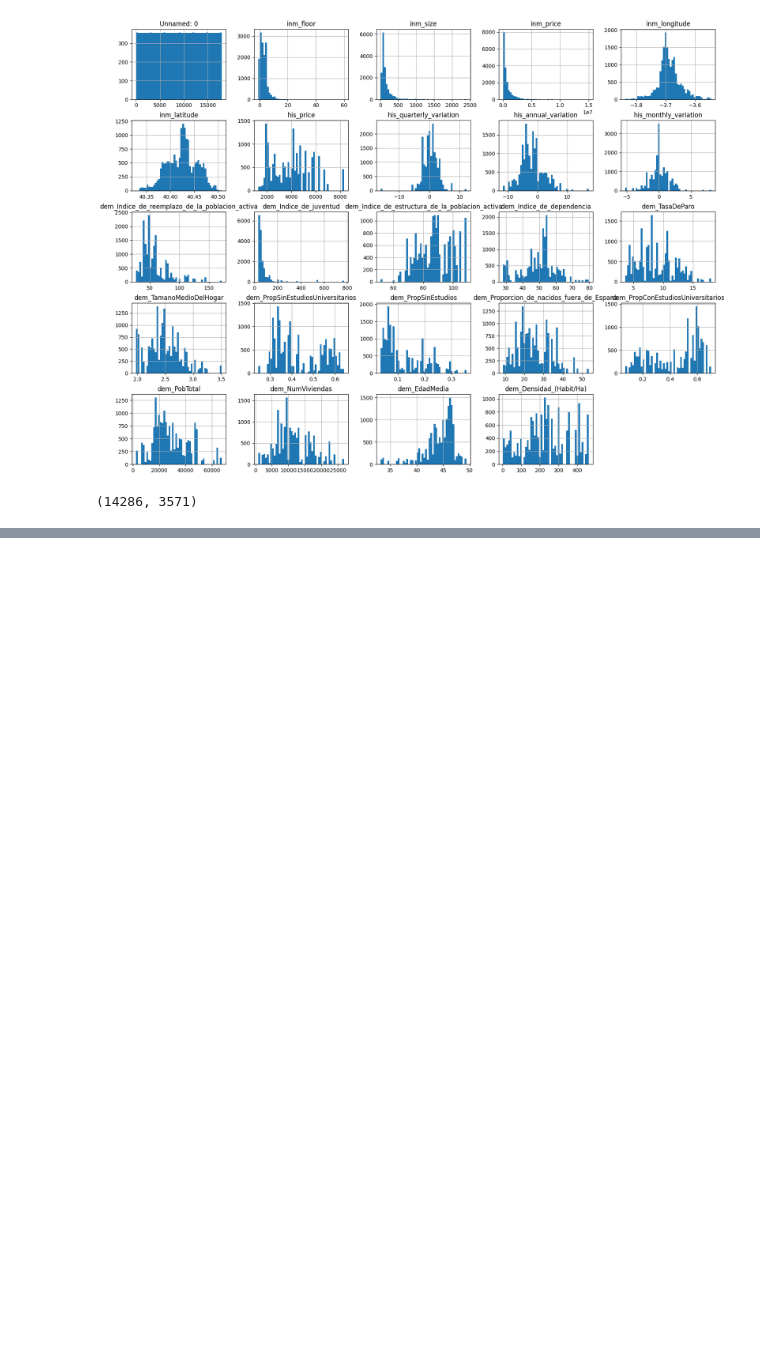
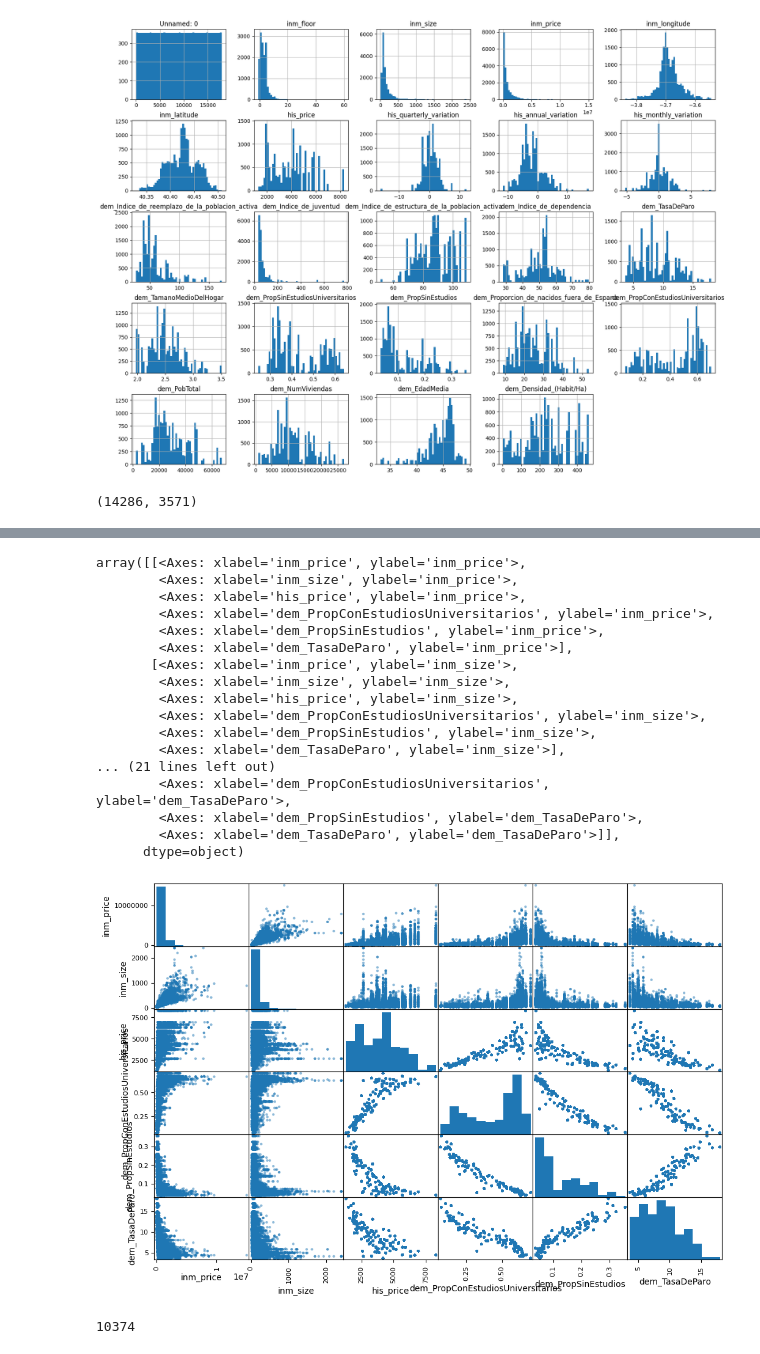
Before and after one commit to KhaledAkel/Property-Price-Madrid-Machine-Learning-Modules, a Jupyter notebook: LinearRegressionModel/DataPreprocessing.ipynb, the cells around one changed output, grey strips where cells are left out. Saved outputs shown, nothing was run; the diff lists cells and outputs as text; code cells hidden in the pictures; blank space fills up the shorter version.

```diff
--- a/LinearRegressionModel/DataPreprocessing.ipynb
+++ b/LinearRegressionModel/DataPreprocessing.ipynb
@@ -110,0 +160,23 @@ len(train_set), len(test_set)
+# %%
+
+attributes = ["inm_price","inm_size", "his_price", "dem_PropConEstudiosUniversitarios","dem_PropSinEstudios", "dem_TasaDeParo"]
+scatter_matrix(df[attributes], figsize=(12, 8))
+# %% [output]
+array([[<Axes: xlabel='inm_price', ylabel='inm_price'>,
+        <Axes: xlabel='inm_size', ylabel='inm_price'>,
+        <Axes: xlabel='his_price', ylabel='inm_price'>,
+        <Axes: xlabel='dem_PropConEstudiosUniversitarios', ylabel='inm_price'>,
+        <Axes: xlabel='dem_PropSinEstudios', ylabel='inm_price'>,
+        <Axes: xlabel='dem_TasaDeParo', ylabel='inm_price'>],
+       [<Axes: xlabel='inm_price', ylabel='inm_size'>,
+        <Axes: xlabel='inm_size', ylabel='inm_size'>,
+        <Axes: xlabel='his_price', ylabel='inm_size'>,
+        <Axes: xlabel='dem_PropConEstudiosUniversitarios', ylabel='inm_size'>,
+        <Axes: xlabel='dem_PropSinEstudios', ylabel='inm_size'>,
+        <Axes: xlabel='dem_TasaDeParo', ylabel='inm_size'>],
+... (21 lines left out)
+        <Axes: xlabel='dem_PropConEstudiosUniversitarios', ylabel='dem_TasaDeParo'>,
+        <Axes: xlabel='dem_PropSinEstudios', ylabel='dem_TasaDeParo'>,
+        <Axes: xlabel='dem_TasaDeParo', ylabel='dem_TasaDeParo'>]],
+      dtype=object)
+[figure, added]
@@ -110,0 +186,6 @@ len(train_set), len(test_set)
+# %%
+# Data Cleaning
+X.dropna(inplace=True)
+len(X)
+# %% [output]
+10374
```
Also changed, not shown: parts of 8 cells of this notebook.
